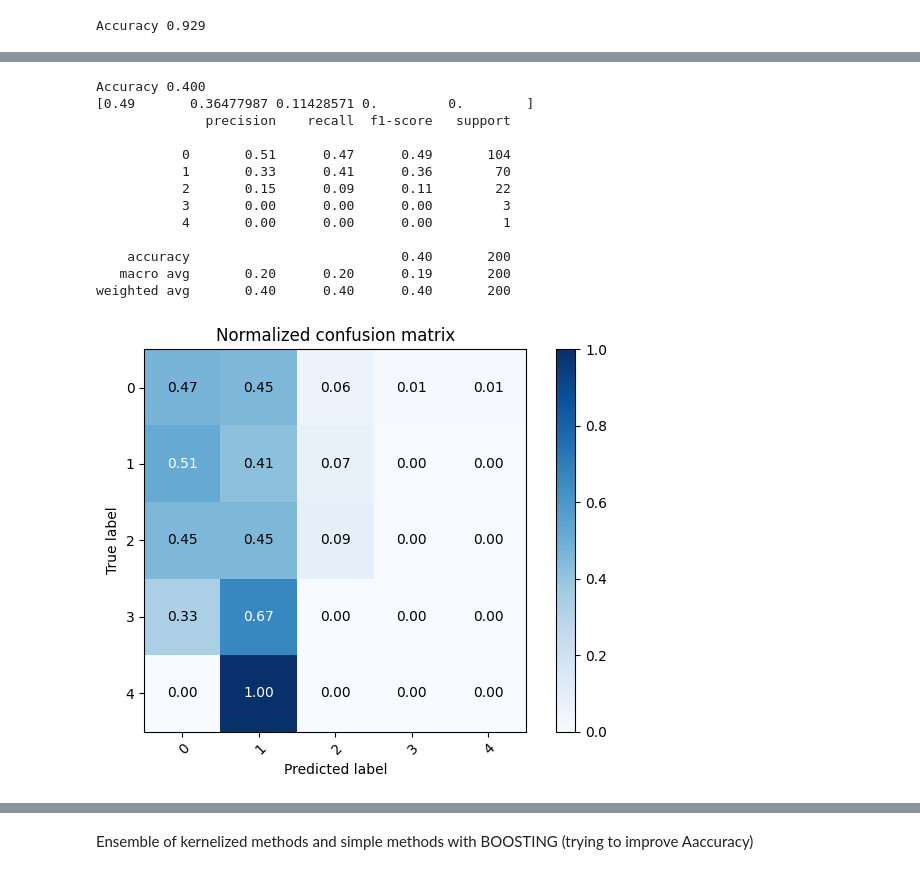
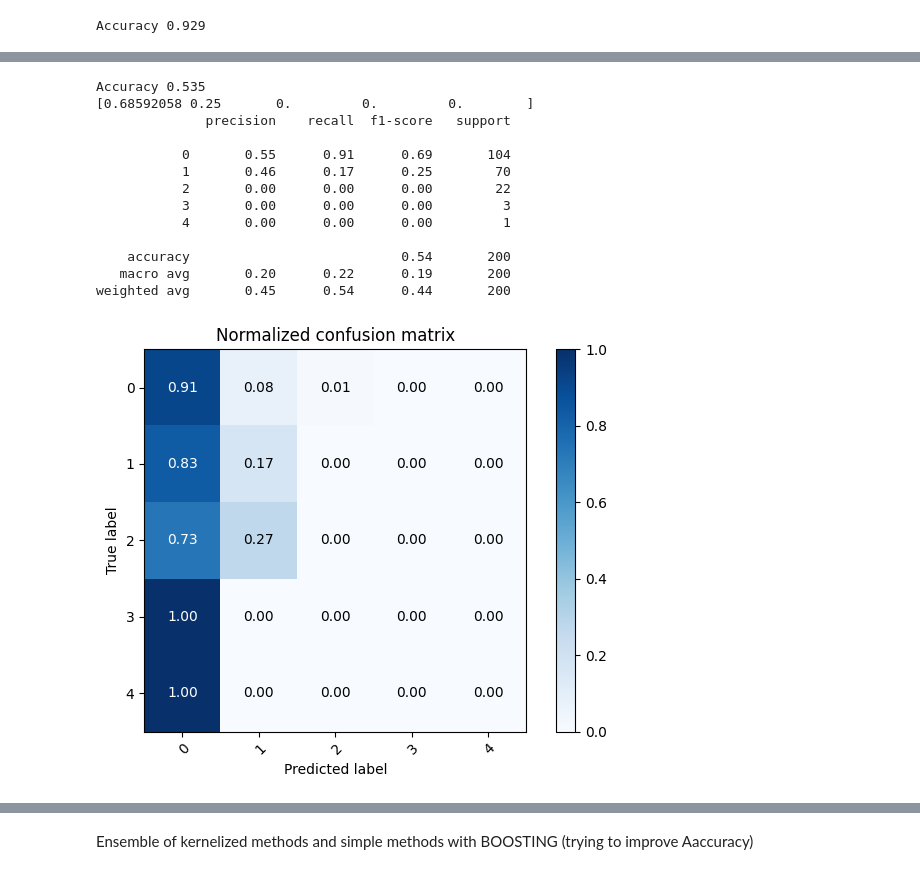
Before and after one commit to francomano/uav, a Jupyter notebook: uav.ipynb, the cells around one changed output, grey strips where cells are left out. Saved outputs shown, nothing was run; the diff lists cells and outputs as text; code cells hidden in the pictures.

```diff
--- a/uav.ipynb
+++ b/uav.ipynb
@@ -102,17 +102,15 @@ X= Stdscaler.transform(X)
 #print(X.std())
 random_state=10
 d={
-   2:80,
-   3:30,
-   4:10
+   2:100,
+   3:50
 }
-smote=SMOTE(sampling_strategy=d,k_neighbors=1)
+smote=SMOTE(sampling_strategy=d,k_neighbors=4)
 #smote=SMOTEENN(smote=smote)
 X_train, X_test, y_train, y_test = train_test_split(X, y, test_size=0.2,random_state=random_state) #to be reproducible
 X_train,y_train=smote.fit_resample(X_train,y_train)
 print("train-set composition: ",y_train.value_counts(normalize=False))
 print("test-set composition: ",y_test.value_counts(normalize=False))
-print("dataset composition: ",y.value_counts(normalize=False))
 
 #create data
 data = [["class 0", 538],
@@ -126,7 +124,7 @@ data = [["class 0", 538],
 col_names = ["class", "composition"]
 
 #display table
-print(tabulate(data, headers=col_names))
+print(tabulate(data, headers=col_names,tablefmt="fancy_grid"))
 
 
 
@@ -220,26 +218,26 @@ Accuracy 0.540
 # %%
 #classifier=svm.SVC(C=1,kernel='rbf',gamma=0.057,class_weight='balanced')
-classifier=svm.SVC(C=1.3,kernel='poly',degree=3,gamma=0.02857142857142857,class_weight='balanced')
+classifier=svm.SVC(C=1.3,kernel='poly',degree=5,gamma=0.02857142857142857,class_weight='balanced')
 #classifier=svm.SVC(C=1,kernel='poly',degree=4,gamma='scale',class_weight='balanced')
 classifier.fit(X_train, y_train)
 y_pred=classifier.predict(X_test)
 acc = accuracy_score(y_pred, y_test)
 print("Accuracy %.3f" %acc)
 print(sklearn.metrics.f1_score(y_test, y_pred,average=None))
 plot_confusion_matrix(y_test, y_pred,np.array([0,1,2,3,4]),normalize=True)
 print(classification_report(y_test, y_pred))
 # %% [output]
-Accuracy 0.400
-[0.49       0.36477987 0.11428571 0.         0.        ]
+Accuracy 0.535
+[0.68592058 0.25       0.         0.         0.        ]
               precision    recall  f1-score   support
 
-           0       0.51      0.47      0.49       104
-           1       0.33      0.41      0.36        70
-           2       0.15      0.09      0.11        22
+           0       0.55      0.91      0.69       104
+           1       0.46      0.17      0.25        70
+           2       0.00      0.00      0.00        22
            3       0.00      0.00      0.00         3
            4       0.00      0.00      0.00         1
 
-    accuracy                           0.40       200
-   macro avg       0.20      0.20      0.19       200
-weighted avg       0.40      0.40      0.40       200
+    accuracy                           0.54       200
+   macro avg       0.20      0.22      0.19       200
+weighted avg       0.45      0.54      0.44       200
-[figure, old version]
+[figure, new version]
```
Also changed, not shown: parts of 8 cells of this notebook, 1 other file.
